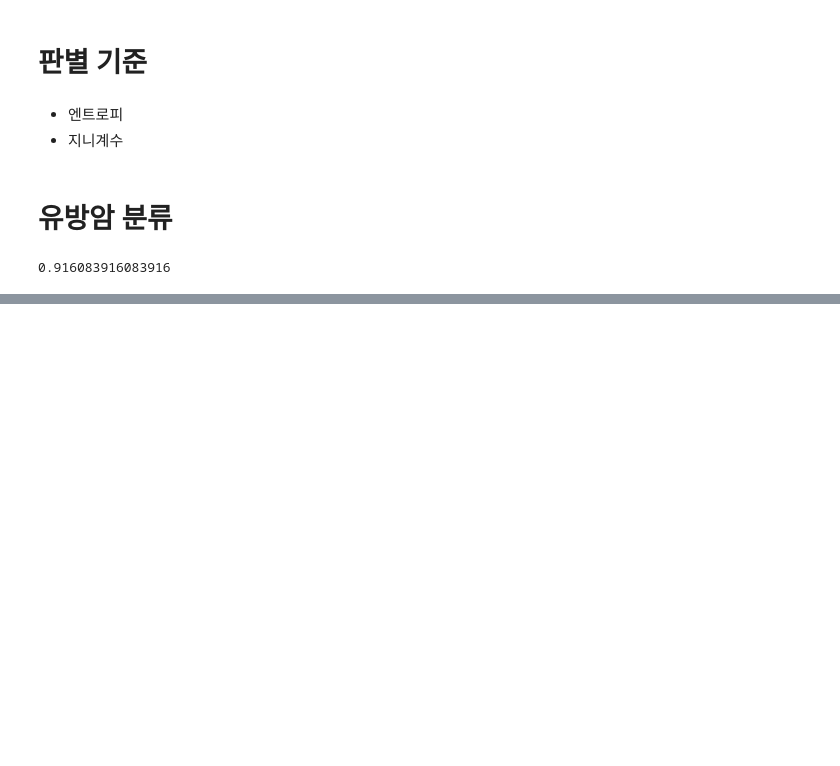
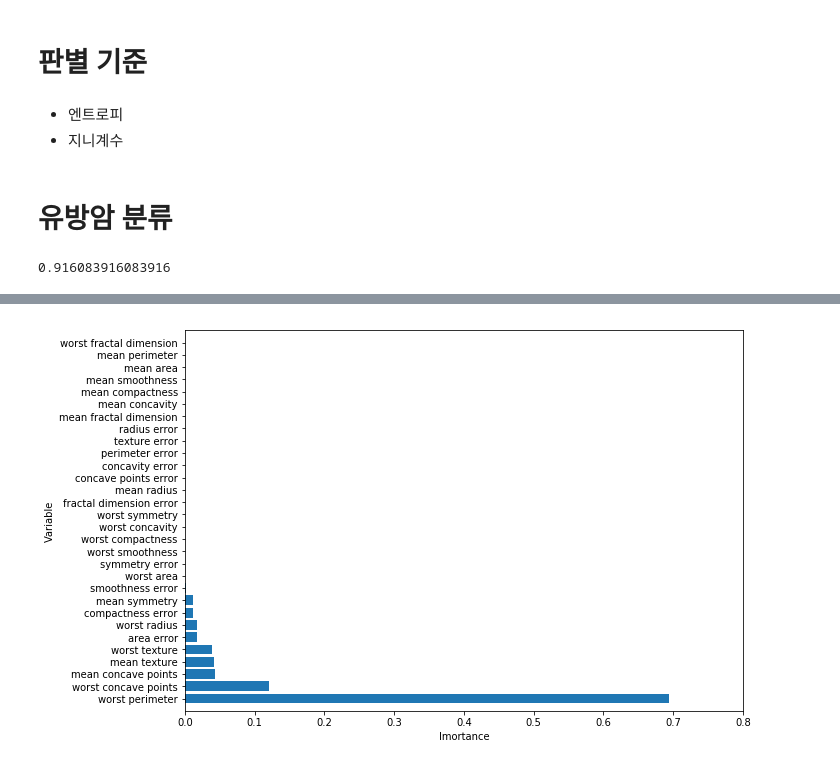
Before and after one commit to lch5518/DSAC, a Jupyter notebook: DSAC_M3_DecisionTree.ipynb, the cells around one changed output, grey strips where cells are left out. Saved outputs shown, nothing was run; the diff lists cells and outputs as text; code cells hidden in the pictures; blank space fills up the shorter version.

```diff
--- a/DSAC_M3_DecisionTree.ipynb
+++ b/DSAC_M3_DecisionTree.ipynb
@@ -98,0 +114,4 @@ print(clf.score(X_test,y_test))
+# %%
+df = pd.DataFrame({'feature':cancer.feature_names,'importance':clf.feature_importances_})
+df = df.sort_values('importance',ascending=False)
+print(df.head(10))
@@ -98,0 +130,15 @@ print(clf.score(X_test,y_test))
+# %%
+x = df.feature
+y = df.importance
+ypos = np.arange(len(x))
+
+plt.figure(figsize = (10,7))
+plt.barh(x,y)
+plt.yticks(ypos,x)
+plt.xlabel('Imortance')
+plt.ylabel('Variable')
+plt.xlim(0,0.8)
+plt.ylim(-1,len(x))
+plt.show()
+# %% [output]
+[figure, added]
```
Also changed, not shown: parts of 3 cells of this notebook, 14 other files.
